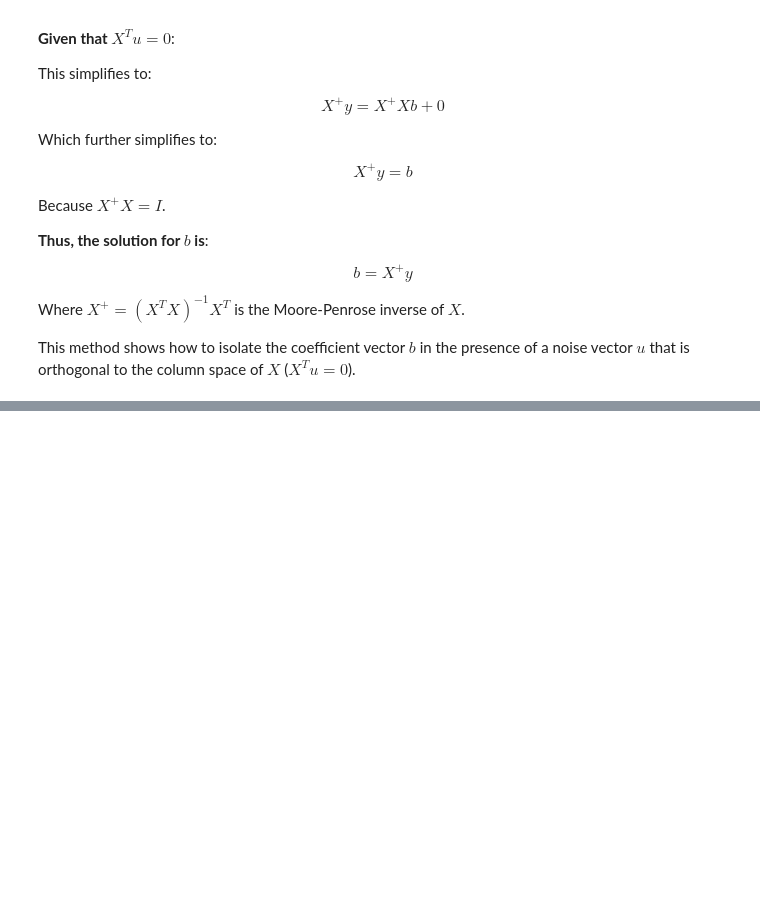
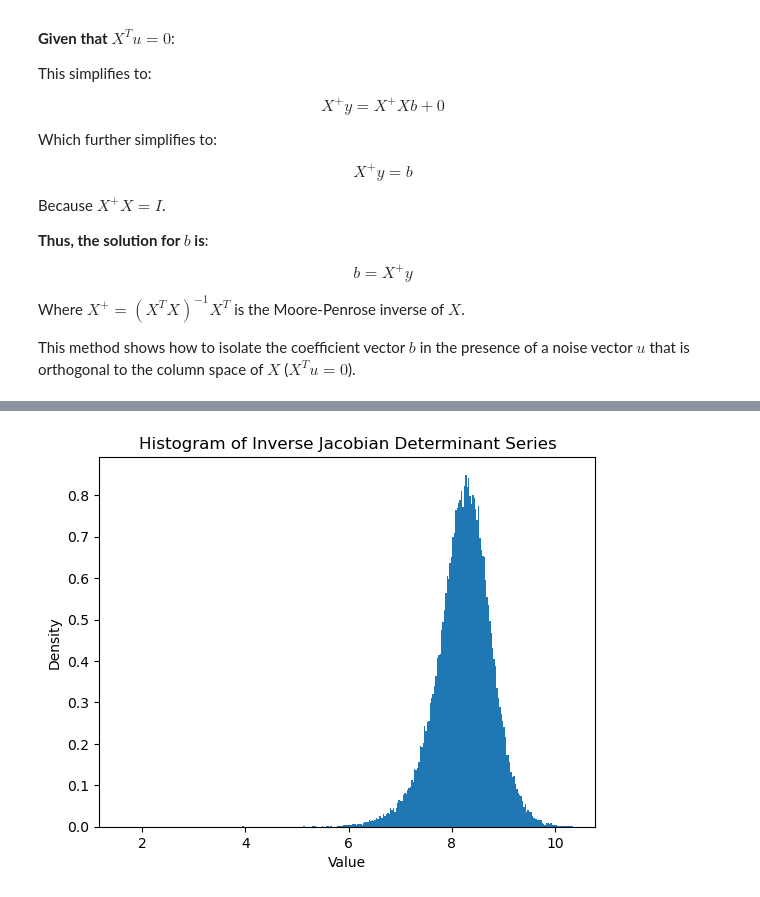
Before and after one commit to eleanor-adachi/ARE212_Materials, a Jupyter notebook: Assignments/assignment1/assignment1_final.ipynb, the cells around one changed output, grey strips where cells are left out. Saved outputs shown, nothing was run; the diff lists cells and outputs as text; code cells hidden in the pictures; blank space fills up the shorter version.

```diff
--- a/Assignments/assignment1/assignment1_final.ipynb
+++ b/Assignments/assignment1/assignment1_final.ipynb
@@ -439,0 +614,39 @@ This method shows how to isolate the coefficient vector $b$ in the presence of a
+# %%
+import sympy as sp
+import pandas as pd
+import numpy as np
+import matplotlib.pyplot as plt
+
+# Assuming 'data_series' is your data series
+data_series = S
+data_series = np.log(data_series)
+
+# Define the variable and the logarithmic transformation function
+x = sp.Symbol('x')
+log_y = sp.log(x)  # Logarithmic transformation function
+
+# Compute the Jacobian matrix
+J = sp.Matrix([[sp.diff(log_y, x)]])
+
+# Compute the determinant of the Jacobian matrix
+det_J = J.det()
+
+# Compute the inverse Jacobian determinant
+inv_det_J = 1 / det_J
+
+# Evaluate the inverse Jacobian determinant for each value in the data series
+inv_det_series = []
+for val in data_series:
+    try:
+        inv_det_series.append(float(inv_det_J.subs(x, val)))
+    except (sp.ZeroDivisionError, ValueError, TypeError):
+        pass
+
+# Plot histogram of the inverse Jacobian determinant series
+plt.hist(inv_det_series, bins=int(np.sqrt(len(inv_det_series))), density=True)
+plt.xlabel('Value')
+plt.ylabel('Density')
+plt.title('Histogram of Inverse Jacobian Determinant Series')
+plt.show()
+# %% [output]
+[figure, added]
```
Also changed, not shown: parts of 15 cells of this notebook.
